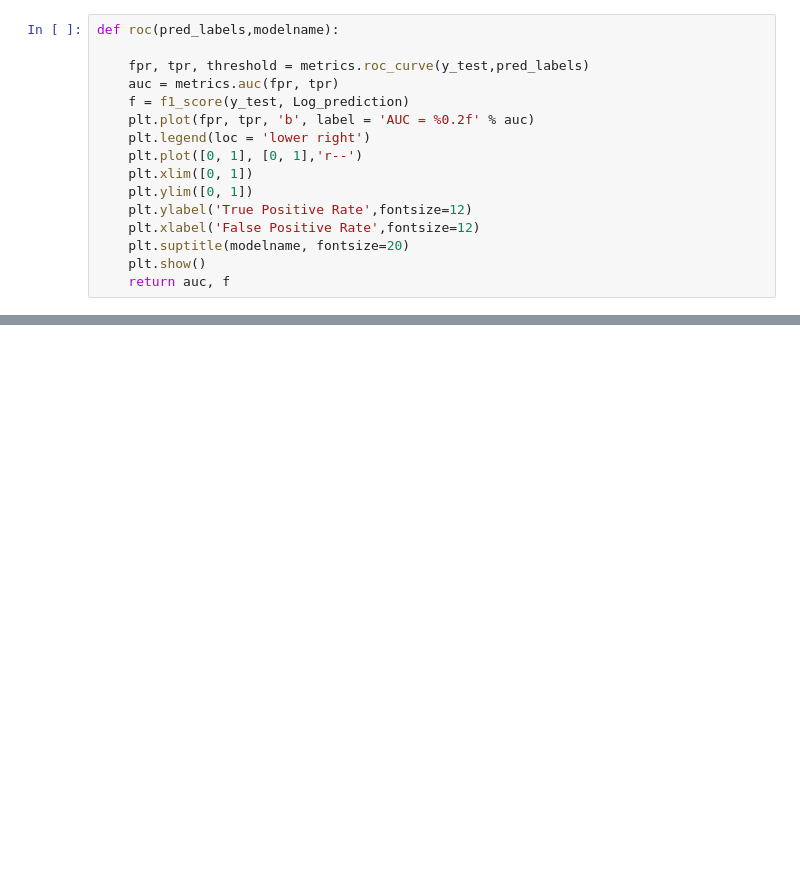
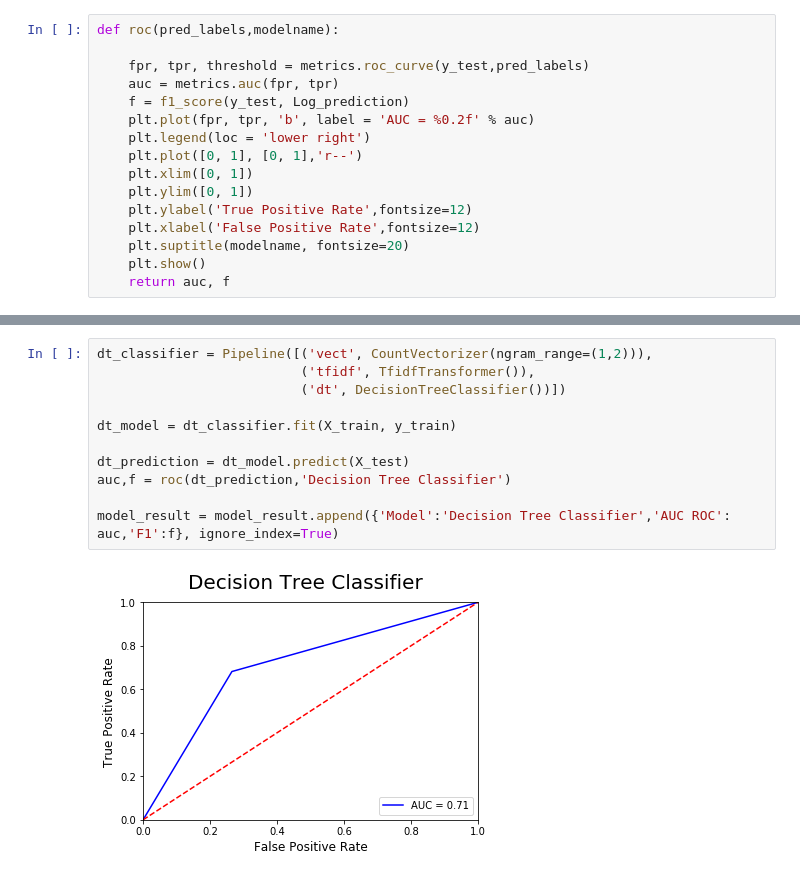
Before and after one commit to ShashankSharma26/Disaster-or-not-NLP-with-tweets, a Jupyter notebook: Data Modelling/Disaster or not- Data Modelling.ipynb, the cells around one changed output, grey strips where cells are left out. Saved outputs shown, nothing was run; the diff lists cells and outputs as text; blank space fills up the shorter version.

```diff
--- a/Data Modelling/Disaster or not- Data Modelling.ipynb
+++ b/Data Modelling/Disaster or not- Data Modelling.ipynb
@@ -115,0 +144,13 @@ model_result = model_result.append({'Model':'ADA Boost Classifier','AUC ROC': au
+# %%
+dt_classifier = Pipeline([('vect', CountVectorizer(ngram_range=(1,2))),
+                          ('tfidf', TfidfTransformer()),
+                          ('dt', DecisionTreeClassifier())])
+
+dt_model = dt_classifier.fit(X_train, y_train)
+
+dt_prediction = dt_model.predict(X_test)
+auc,f = roc(dt_prediction,'Decision Tree Classifier')
+
+model_result = model_result.append({'Model':'Decision Tree Classifier','AUC ROC': auc,'F1':f}, ignore_index=True)
+# %% [output]
+[figure, added]
```
Also changed, not shown: parts of 7 cells of this notebook.
